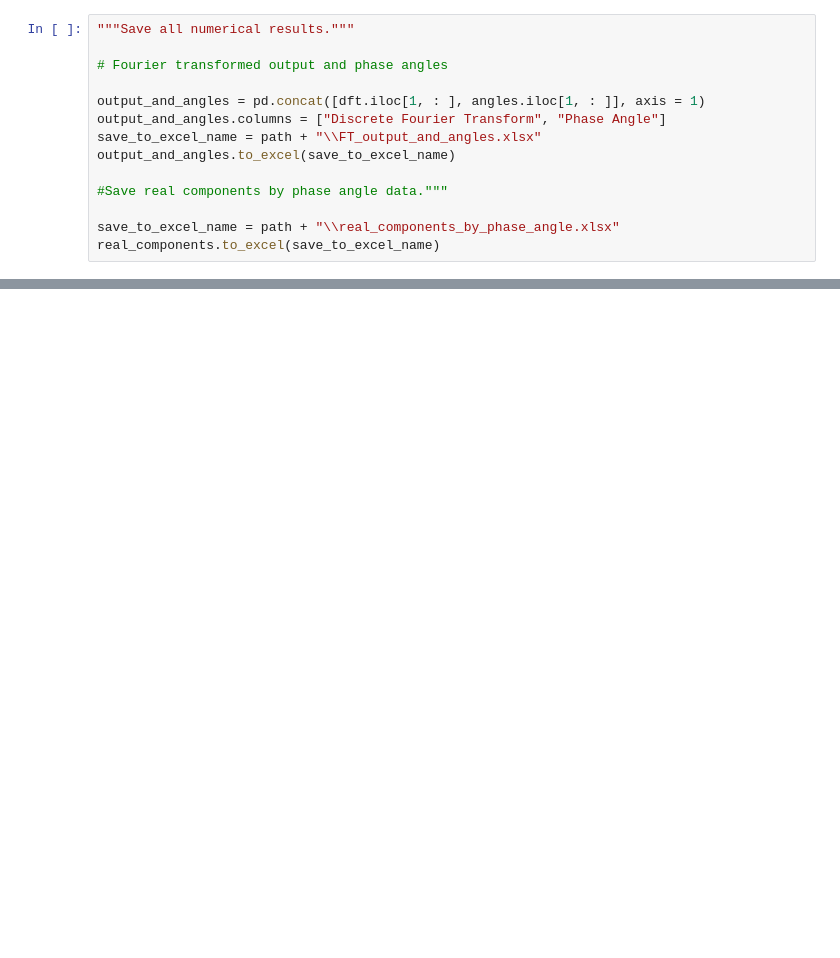
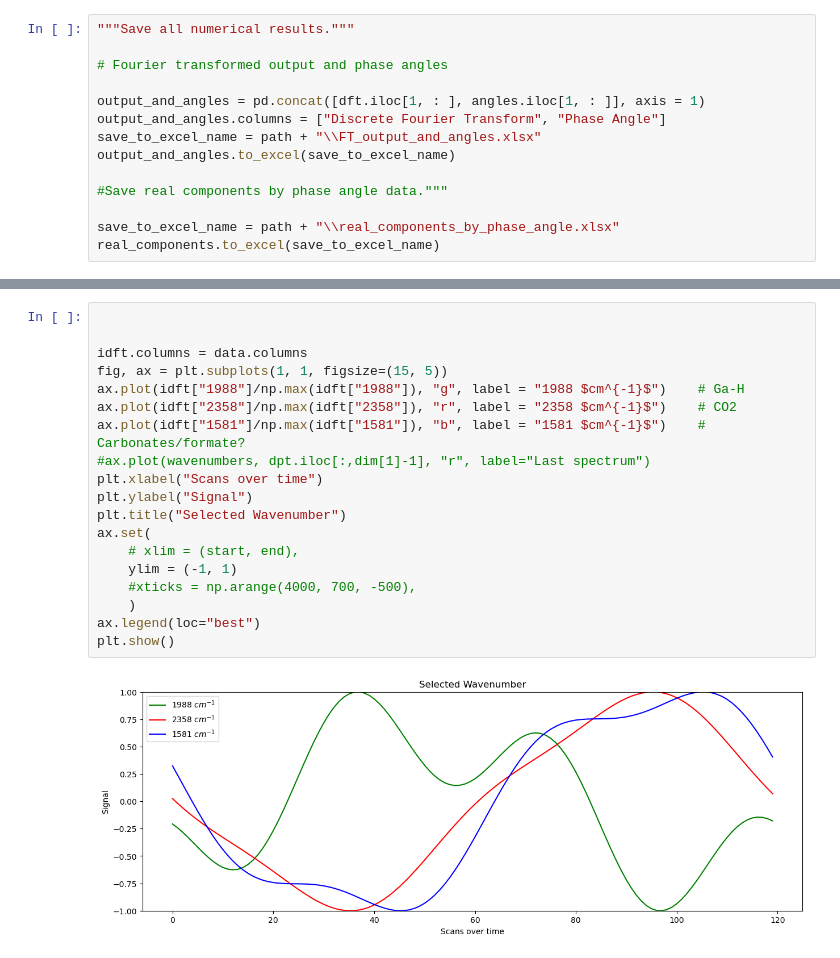
Before and after one commit to ryanhagmann/MES_Hagmann, a Jupyter notebook: OPUS_rapid_scan_dpt.ipynb, the cells around one changed output, grey strips where cells are left out. Cells and saved outputs as stored; diff of their text form; blank space fills up the shorter version.

```diff
--- a/OPUS_rapid_scan_dpt.ipynb
+++ b/OPUS_rapid_scan_dpt.ipynb
@@ -302,0 +505,21 @@ output_and_angles
+# %%
+
+
+idft.columns = data.columns
+fig, ax = plt.subplots(1, 1, figsize=(15, 5))
+ax.plot(idft["1988"]/np.max(idft["1988"]), "g", label = "1988 $cm^{-1}$")    # Ga-H
+ax.plot(idft["2358"]/np.max(idft["2358"]), "r", label = "2358 $cm^{-1}$")    # CO2
+ax.plot(idft["1581"]/np.max(idft["1581"]), "b", label = "1581 $cm^{-1}$")    # Carbonates/formate?
+#ax.plot(wavenumbers, dpt.iloc[:,dim[1]-1], "r", label="Last spectrum")
+plt.xlabel("Scans over time")
+plt.ylabel("Signal")
+plt.title("Selected Wavenumber")
+ax.set(
+    # xlim = (start, end),
+    ylim = (-1, 1)
+    #xticks = np.arange(4000, 700, -500),
+    )
+ax.legend(loc="best")
+plt.show()
+# %% [output]
+[figure, added]
```
Also changed, not shown: parts of 22 cells of this notebook.
